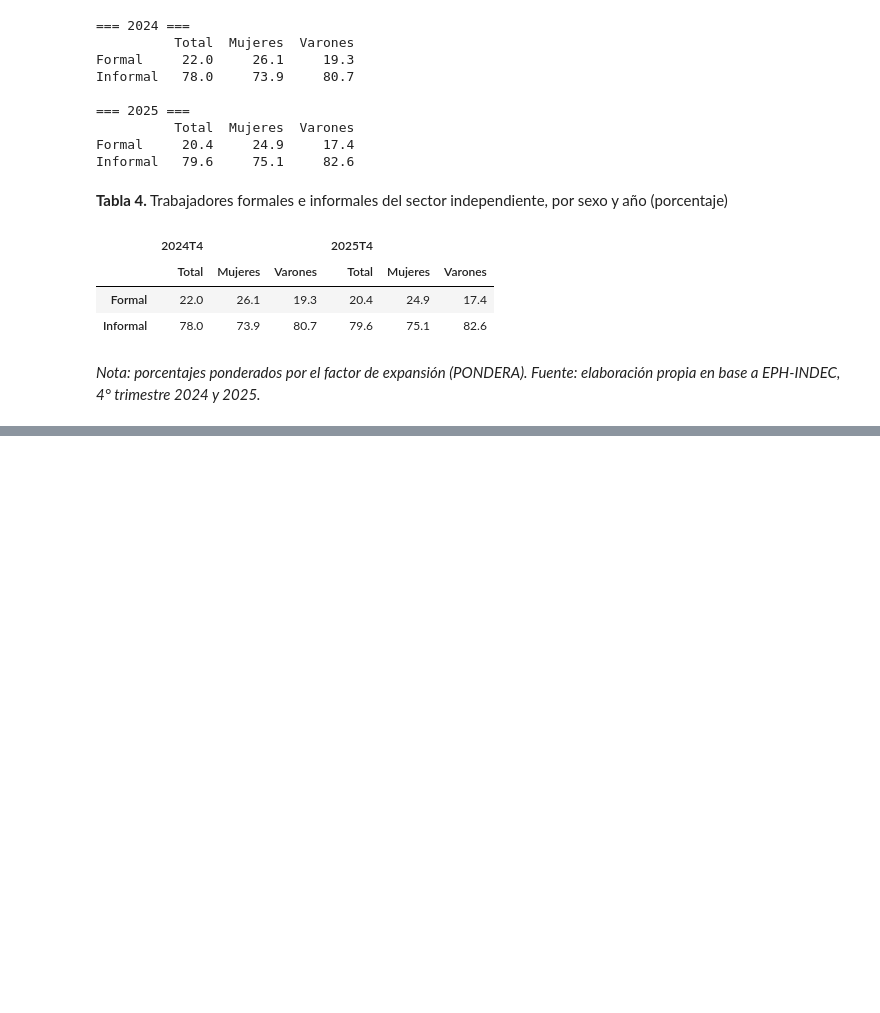
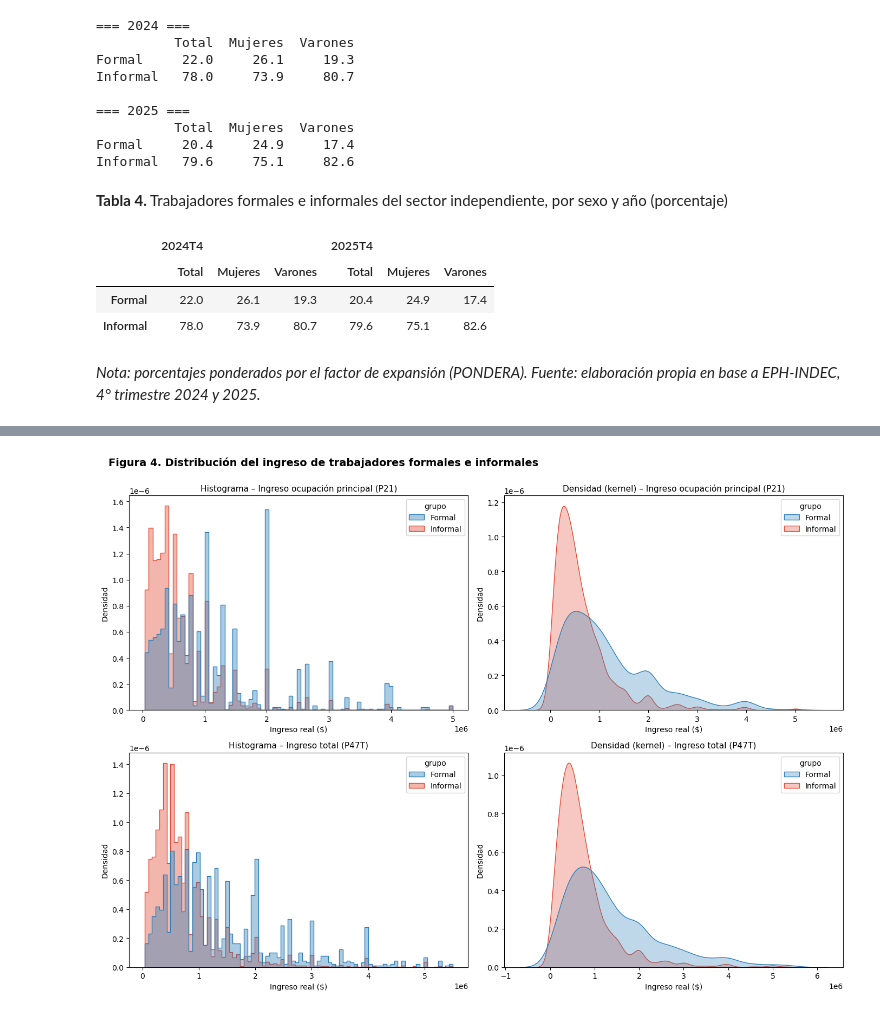
Before and after one commit to maylemes/TPs_Programacion_Grupo8, a Jupyter notebook: TP1/TP1_Programacion_Grupo8.ipynb, the cells around one changed output, grey strips where cells are left out. Drawn from its saved outputs; the diff is of its cells as text; code cells hidden in the pictures; blank space fills up the shorter version.

Commit message:
INCISO 11

```diff
--- a/TP1/TP1_Programacion_Grupo8.ipynb
+++ b/TP1/TP1_Programacion_Grupo8.ipynb
@@ -1096,0 +1129,39 @@ tabla4
+# %%
+# INCISO 11 - Gráfico de 4 paneles: histograma y kernel de P21 y P47T, formal vs informal
+
+fig, axes = plt.subplots(2, 2, figsize=(14, 10))
+
+colores = {'Formal': '#2c7fb8', 'Informal': '#e34a33'}
+
+# Panel 1 (arriba izq): Histograma P21
+sns.histplot(data=datos_p21, x='P21_real', hue='grupo', stat='density',
+             common_norm=False, element='step', palette=colores, alpha=0.4, ax=axes[0,0])
+axes[0,0].set_title("Histograma – Ingreso ocupación principal (P21)", fontsize=11)
+axes[0,0].set_xlabel("Ingreso real ($)"); axes[0,0].set_ylabel("Densidad")
+
+# Panel 2 (arriba der): Kernel P21
+sns.kdeplot(data=datos_p21, x='P21_real', hue='grupo',
+            common_norm=False, fill=True, palette=colores, alpha=0.3, ax=axes[0,1])
+axes[0,1].set_title("Densidad (kernel) – Ingreso ocupación principal (P21)", fontsize=11)
+axes[0,1].set_xlabel("Ingreso real ($)"); axes[0,1].set_ylabel("Densidad")
+
+# Panel 3 (abajo izq): Histograma P47T
+sns.histplot(data=datos_p47, x='P47T_real', hue='grupo', stat='density',
+             common_norm=False, element='step', palette=colores, alpha=0.4, ax=axes[1,0])
+axes[1,0].set_title("Histograma – Ingreso total (P47T)", fontsize=11)
+axes[1,0].set_xlabel("Ingreso real ($)"); axes[1,0].set_ylabel("Densidad")
+
+# Panel 4 (abajo der): Kernel P47T
+sns.kdeplot(data=datos_p47, x='P47T_real', hue='grupo',
+            common_norm=False, fill=True, palette=colores, alpha=0.3, ax=axes[1,1])
+axes[1,1].set_title("Densidad (kernel) – Ingreso total (P47T)", fontsize=11)
+axes[1,1].set_xlabel("Ingreso real ($)"); axes[1,1].set_ylabel("Densidad")
+
+fig.suptitle("Figura 4. Distribución del ingreso de trabajadores formales e informales",
+             fontsize=14, fontweight='bold', x=0.02, ha='left', y=1.00)
+
+plt.tight_layout()
+plt.savefig('output/fig4_distribuciones.png', dpi=150, bbox_inches='tight')
+plt.show()
+# %% [output]
+[figure, added]
```
Also changed, not shown: parts of 1 cell of this notebook, 1 other file.
